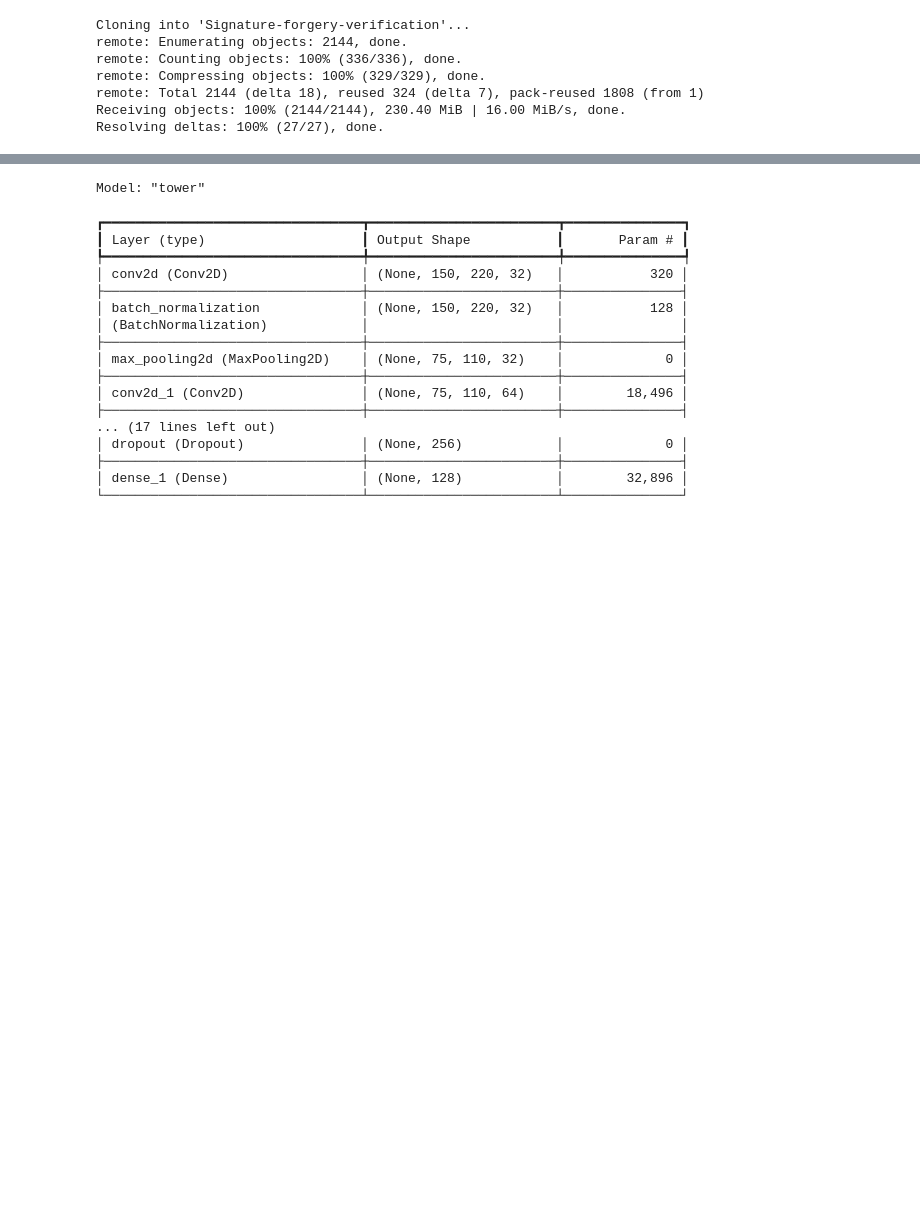
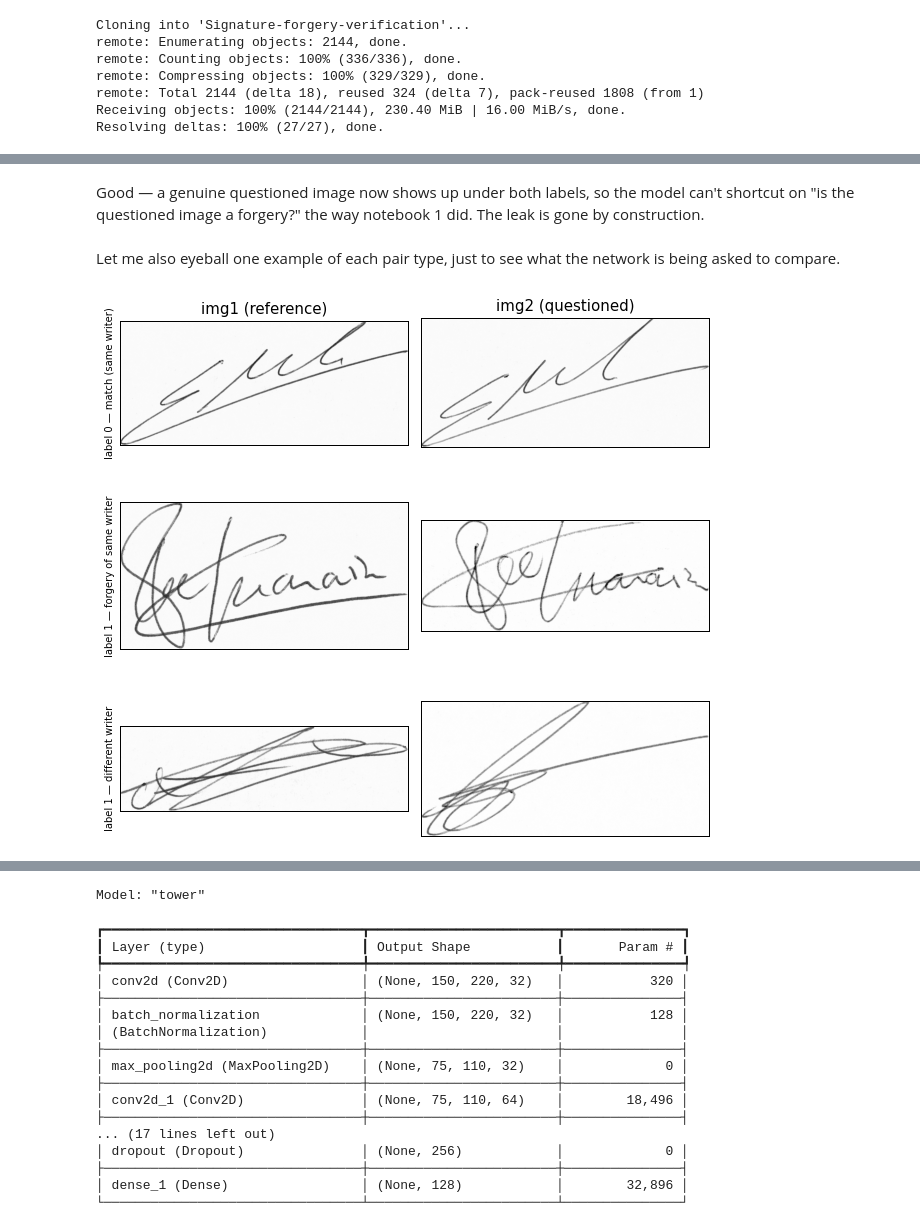
Before and after one commit to goyashek/signature-forgery-verification, a Jupyter notebook: notebooks/02_siamese_cnn.ipynb, the cells around one changed output, grey strips where cells are left out. Drawn from its saved outputs; the diff is of its cells as text; code cells hidden in the pictures; blank space fills up the shorter version.

```diff
--- a/notebooks/02_siamese_cnn.ipynb
+++ b/notebooks/02_siamese_cnn.ipynb
@@ -135,0 +146,7 @@ train label balance: {np.int64(0): np.int64(3500), np.int64(1): np.int64(3500)}
+# %%
+train_pairs = make_pairs(train_writers, per_writer=100)
+val_pairs   = make_pairs(val_writers,   per_writer=100, seed=1)
+test_pairs  = make_pairs(test_writers,  per_writer=100, seed=2)
+
+print('pairs ->', len(train_pairs), 'train |', len(val_pairs), 'val |', len(test_pairs), 'test')
+train_pairs.head()
@@ -135,0 +167,14 @@ train label balance: {np.int64(0): np.int64(3500), np.int64(1): np.int64(3500)}
+# %%
+train_pairs['img2_is_forg'] = train_pairs['img2'].str.contains('_forg')
+
+print('class balance:', dict(train_pairs['label'].value_counts()))
+print()
+print('within the non-matches (label 1):')
+neg = train_pairs[train_pairs.label == 1]
+print('  forgery negatives          :', int((neg.img2_is_forg).sum()))
+print('  different-writer negatives :', int((~neg.img2_is_forg).sum()))
+print()
+# the key check: a genuine img2 is no longer always a match
+gen_img2 = train_pairs[~train_pairs.img2_is_forg]
+print('genuine-img2 rows that are label 1 (non-match):', int((gen_img2.label == 1).sum()))
+print('genuine-img2 rows that are label 0 (match)    :', int((gen_img2.label == 0).sum()))
@@ -135,0 +190,30 @@ train label balance: {np.int64(0): np.int64(3500), np.int64(1): np.int64(3500)}
+# %% [markdown]
+Good — a genuine questioned image now shows up under both labels, so the model can't
+shortcut on "is the questioned image a forgery?" the way notebook 1 did. The leak is gone
+by construction.
+# %% [markdown]
+Let me also eyeball one example of each pair type, just to see what the network is
+being asked to compare.
+# %%
+def show_pair(row, title):
+    a = cv2.imread(os.path.join(IMG_DIR, row['img1']), cv2.IMREAD_GRAYSCALE)
+    b = cv2.imread(os.path.join(IMG_DIR, row['img2']), cv2.IMREAD_GRAYSCALE)
+    fig, ax = plt.subplots(1, 2, figsize=(7, 2.6))
+    ax[0].imshow(a, cmap='gray'); ax[0].set_title('img1 (reference)')
+    ax[1].imshow(b, cmap='gray'); ax[1].set_title('img2 (questioned)')
+    for x in ax:
+        x.axis('off')
+    fig.suptitle(title)
+    plt.tight_layout()
+    plt.show()
+
+# one match, one forgery-negative, one different-writer-negative
+match_row   = train_pairs[train_pairs.label == 0].iloc[0]
+forg_row    = train_pairs[(train_pairs.label == 1) & (train_pairs.img2_is_forg)].iloc[0]
+diffw_row   = train_pairs[(train_pairs.label == 1) & (~train_pairs.img2_is_forg)].iloc[0]
+
+show_pair(match_row, 'label 0 — match (same writer)')
+show_pair(forg_row,  'label 1 — forgery of the same writer')
+show_pair(diffw_row, 'label 1 — different writer')
+# %% [output]
+[figure, added]
```
Also changed, not shown: parts of 31 cells of this notebook.
